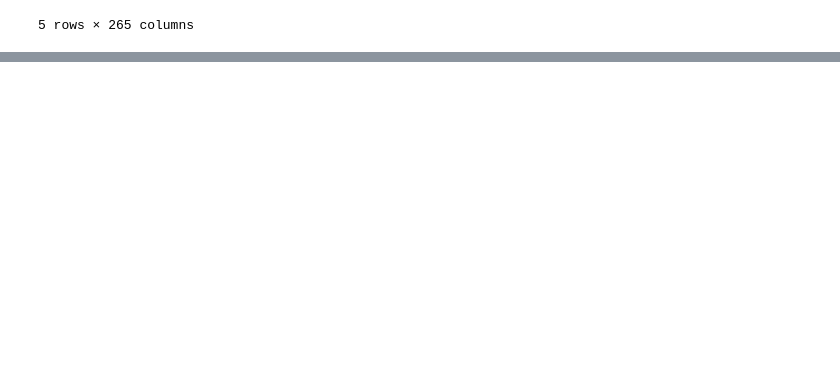
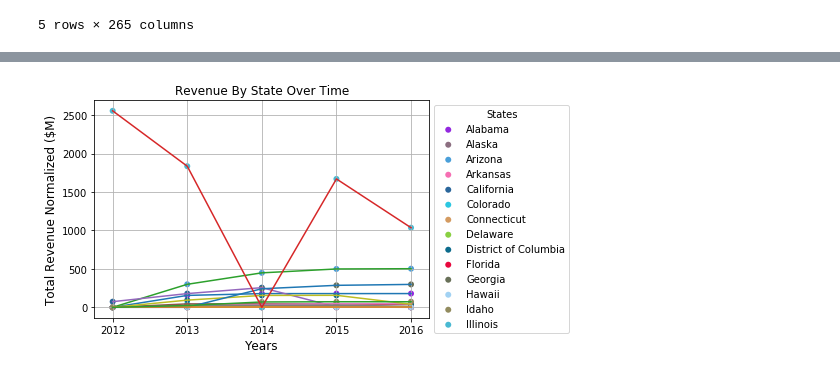
Before and after one commit to apaniagua6/Covid-impact-graduation, a Jupyter notebook: 03-educationdata-dashboards/finance_load_data.ipynb, the cells around one changed output, grey strips where cells are left out. Saved outputs shown, nothing was run; the diff lists cells and outputs as text; code cells hidden in the pictures; blank space fills up the shorter version.

```diff
--- a/03-educationdata-dashboards/finance_load_data.ipynb
+++ b/03-educationdata-dashboards/finance_load_data.ipynb
@@ -267,29 +244,52 @@ Missing some data for state:  Florida  . Skipping...
 # %%
 '''
 Plot the total revenue 'rev_total' (fed, state, local) for all states by year starting at origin
 '''
-#TODO: Add label on side (in millions -> but normalized, so need to set origin as (0, min_rev)
 #TODO: connect the dots
 fig, ax = plt.subplots()
+
+min_revenue = float('inf')
+max_revenue = -1 * float('inf')
+
+# # If we want the revenue to be normalized by lowest revenue overall instead of starting from
+# for i in range(len(state_codes)):
+#     curr_state_code = state_codes[i]
+#     curr_total_revenues = grouped_series.loc[grouped_series['State']== curr_state_code]['Total Revenue']
+
+#     curr_min = np.min(curr_total_revenues)
+#     curr_max = np.max(curr_total_revenues)
+
+#     if (curr_min < min_revenue):
+#         min_revenue = curr_min
+#     if (curr_max > max_revenue):
+#         max_revenue = curr_max
+
+# revenue_normalizer = lambda t: (t - min_revenue)/1000000
 
 for i in range(len(state_codes)):
     curr_state_code = state_codes[i]
     curr_total_revenues = grouped_series.loc[grouped_series['State']== curr_state_code]['Total Revenue']
-    min = np.min(curr_total_revenues)
-    normalizer = lambda t: (t - min)/1000000
-    normalized_revenues = np.array([normalizer(x) for x in curr_total_revenues])
+
+    curr_min = np.min(curr_total_revenues)
+    revenue_normalizer = lambda t: (t - curr_min)/1000000
+    normalized_revenues = np.array([revenue_normalizer(x) for x in curr_total_revenues])
 
     if(len(curr_total_revenues) != len(years)):
         print("Missing some data for state: ", fips_mapping[curr_state_code], " . Skipping...")
     else:
         x , y =  years, normalized_revenues
-        ax.scatter(x, y, c=colors[i], label=fips_mapping[curr_state_code], alpha=1, edgecolors='none')
+        plt.scatter(x, y, c=colors[i], label=fips_mapping[curr_state_code], alpha=1, edgecolors='none')
+        plt.plot(x, y)
 
-ax.legend(title='States', bbox_to_anchor=(1.0, 1.0))
+ax.legend(title='States', bbox_to_anchor=(1, 1))
 ax.grid(True)
 
 plt.title('Revenue By State Over Time')
-plt.xlabel('Years', fontsize=16)
-plt.ylabel('Total Revenue ($M)', fontsize=16)
+plt.xlabel('Years', fontsize=12)
+plt.ylabel('Total Revenue Normalized ($M)', fontsize=12)
 plt.xticks(np.arange(np.min(years), np.max(years)+1, 1))
+# plt.yticks(np.arange(min_revenue/1000000, max_revenue/1000000 + 1, 1))
+
 plt.show()
+# %% [output]
+[figure, added]
```
Also changed, not shown: parts of 8 cells of this notebook.
